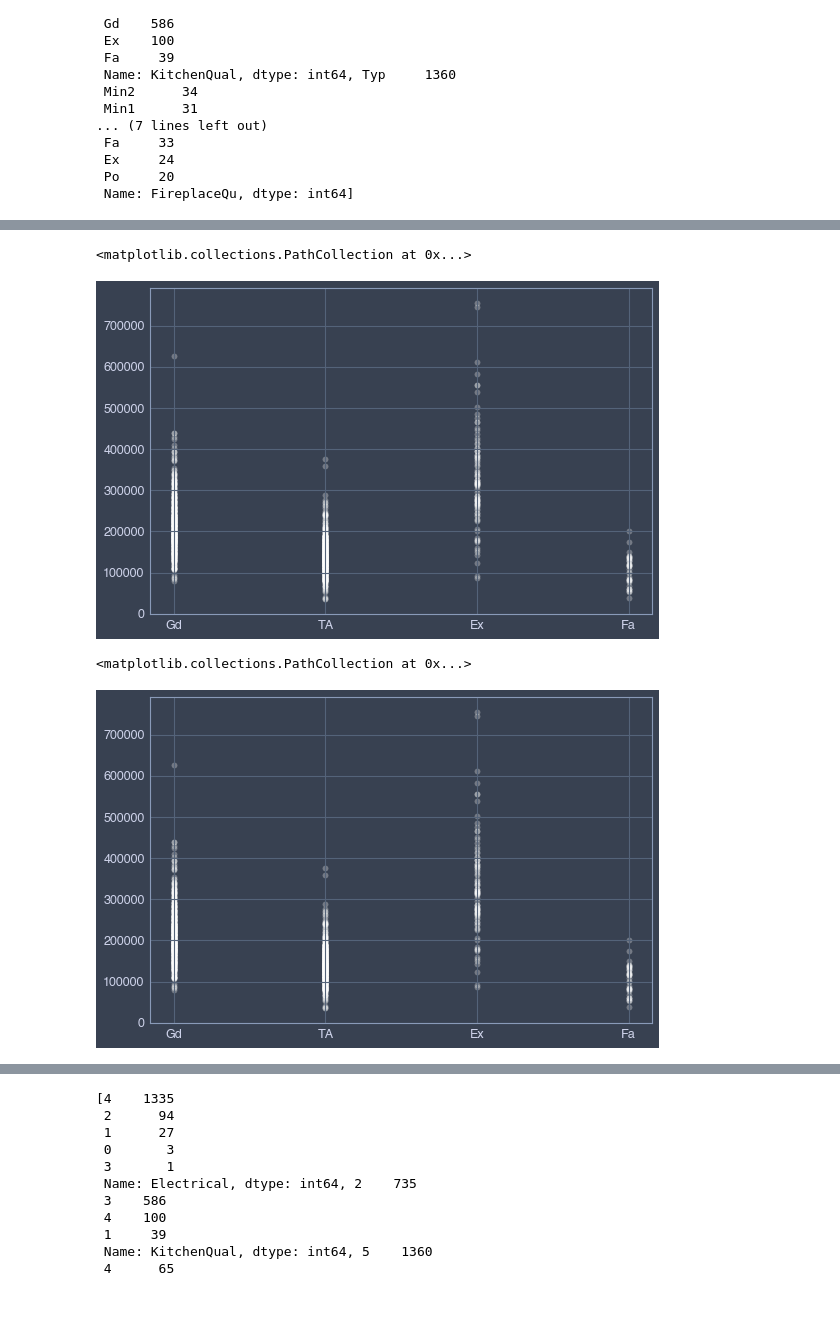
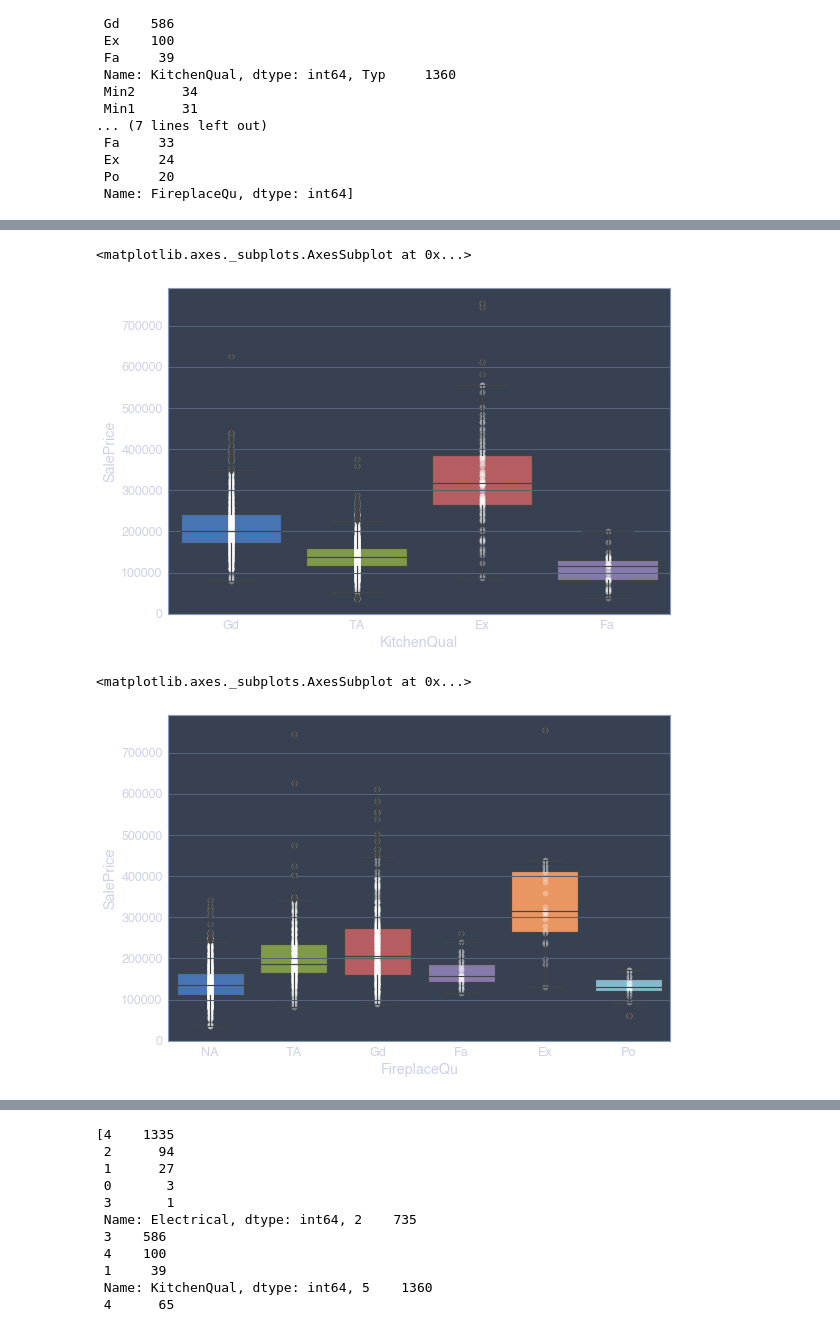
Before and after one commit to wonchankim97/House-Price-Prediction, a Jupyter notebook: preprocessing_KISOO.ipynb, the cells around one changed output, grey strips where cells are left out. Drawn from its saved outputs; the diff is of its cells as text; code cells hidden in the pictures.

```diff
--- a/preprocessing_KISOO.ipynb
+++ b/preprocessing_KISOO.ipynb
@@ -246,15 +399,17 @@ plt.scatter(df_3_c['Electrical'], df_3_c['SalePrice'], alpha='0.3', color='white
 # %%
 plt.figure(figsize=(9, 6))
 plt.scatter(df_3_c['KitchenQual'], df_3_c['SalePrice'], alpha='0.3', color='white', cmap='viridis')
+sns.boxplot(df_3_c['KitchenQual'], df_3_c['SalePrice'])
 # %% [output]
-<matplotlib.collections.PathCollection at 0x...>
+<matplotlib.axes._subplots.AxesSubplot at 0x...>
-[figure, old version]
+[figure, new version]
 # %%
 plt.figure(figsize=(9, 6))
-plt.scatter(df_3_c['KitchenQual'], df_3_c['SalePrice'], alpha='0.3', color='white', cmap='viridis')
+plt.scatter(df_3_c['FireplaceQu'], df_3_c['SalePrice'], alpha='0.3', color='white', cmap='viridis')
+sns.boxplot(df_3_c['FireplaceQu'], df_3_c['SalePrice'])
 # %% [output]
-<matplotlib.collections.PathCollection at 0x...>
+<matplotlib.axes._subplots.AxesSubplot at 0x...>
-[figure, old version]
+[figure, new version]
 # %%
 plt.figure(figsize=(9, 6))
 plt.scatter(df_3_c['Functional'], df_3_c['SalePrice'], alpha='0.3', color='white', cmap='viridis')
```
Also changed, not shown: parts of 23 cells of this notebook.
